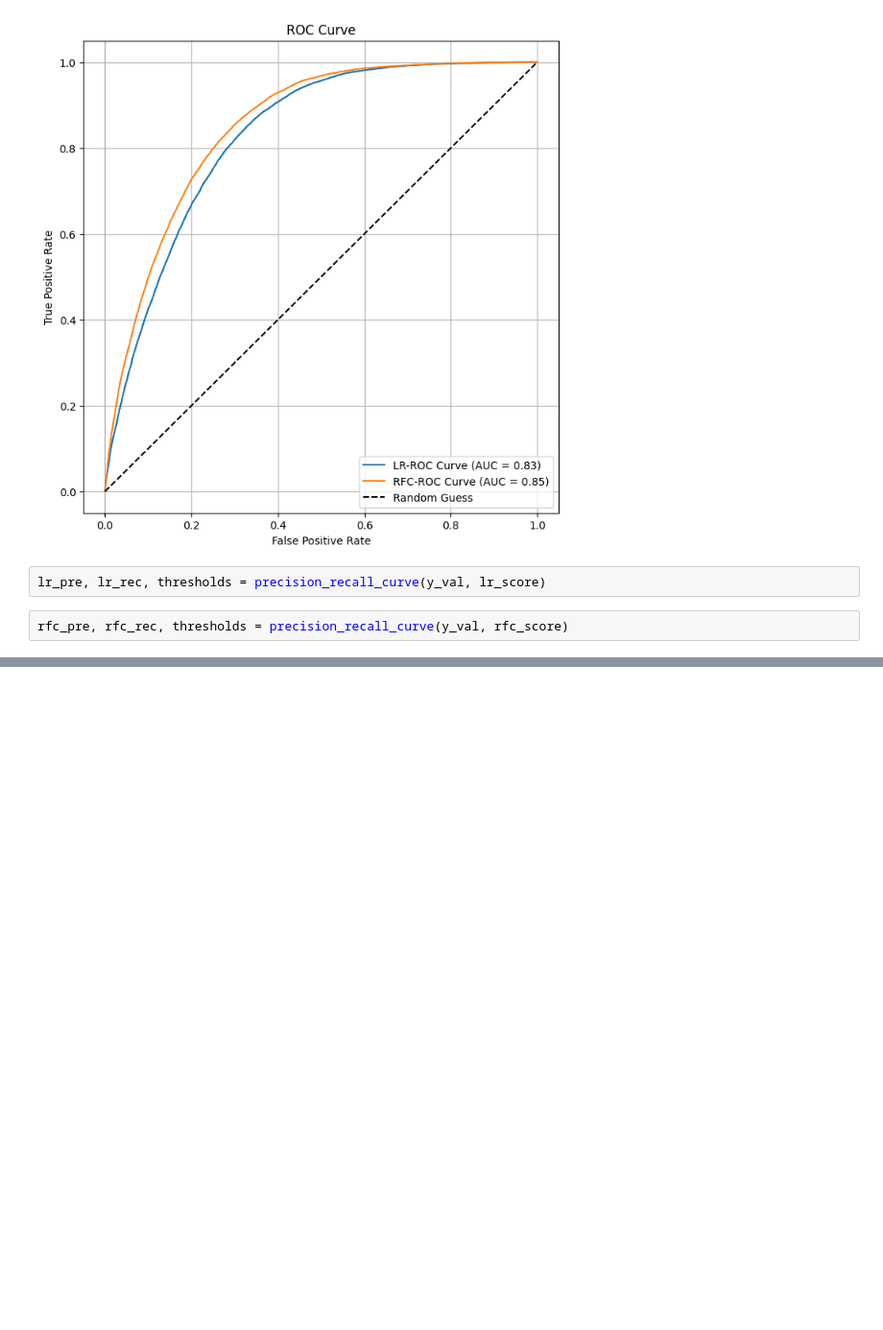
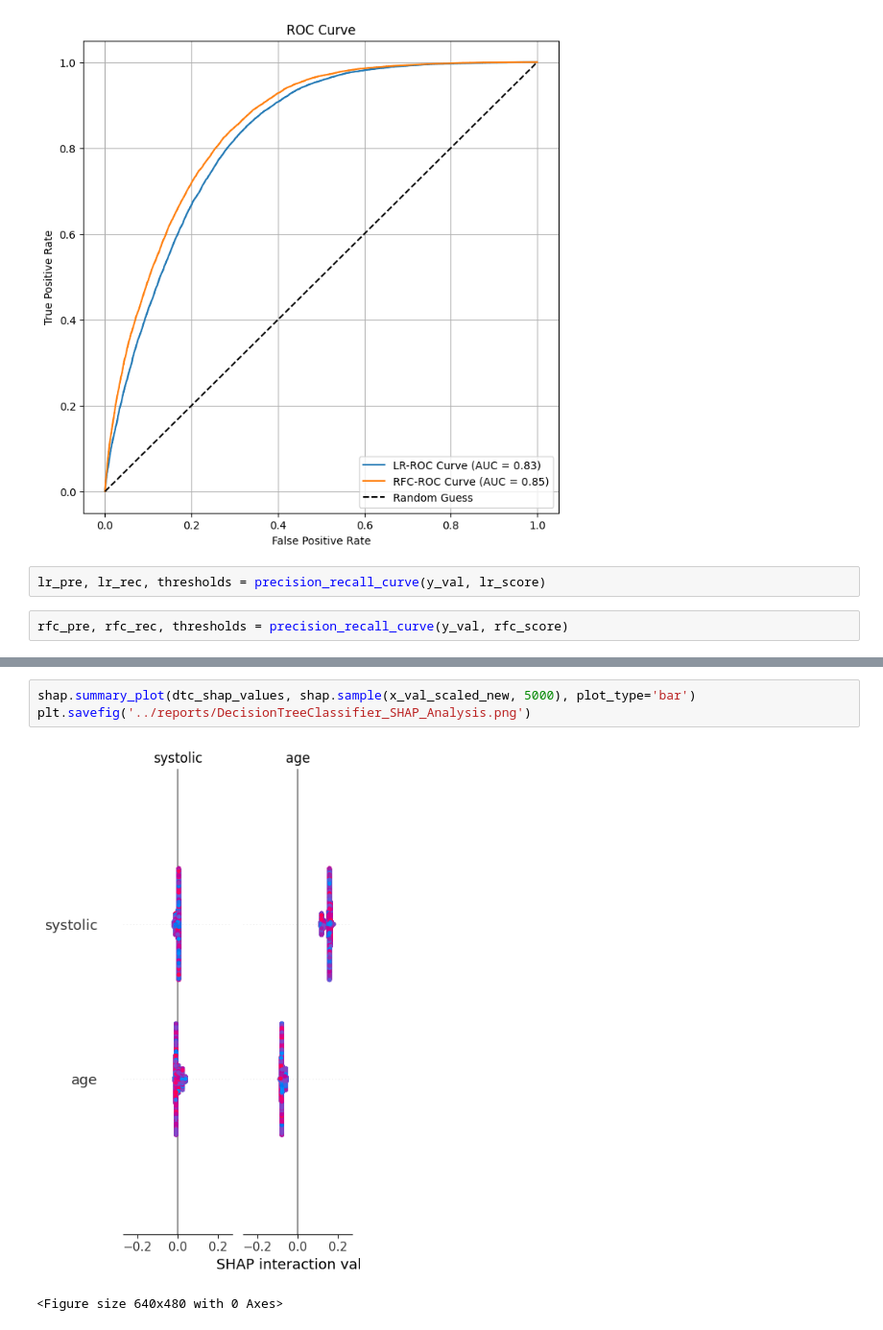
Before and after one commit to Ajinkya-18/Smoker-Detection, a Jupyter notebook: notebooks/smoker_detection.ipynb, the cells around one changed output, grey strips where cells are left out. Shown at 96% size. Drawn from its saved outputs; the diff is of its cells as text; blank space fills up the shorter version.

```diff
--- a/notebooks/smoker_detection.ipynb
+++ b/notebooks/smoker_detection.ipynb
@@ -389,0 +398,6 @@ plt.savefig('../models/Precision_Recall_Curves.png')
+# %%
+shap.summary_plot(dtc_shap_values, shap.sample(x_val_scaled_new, 5000), plot_type='bar')
+plt.savefig('../reports/DecisionTreeClassifier_SHAP_Analysis.png')
+# %% [output]
+[figure, added]
+<Figure size 640x480 with 0 Axes>
```
Also changed, not shown: parts of 44 cells of this notebook, 13 other files.
